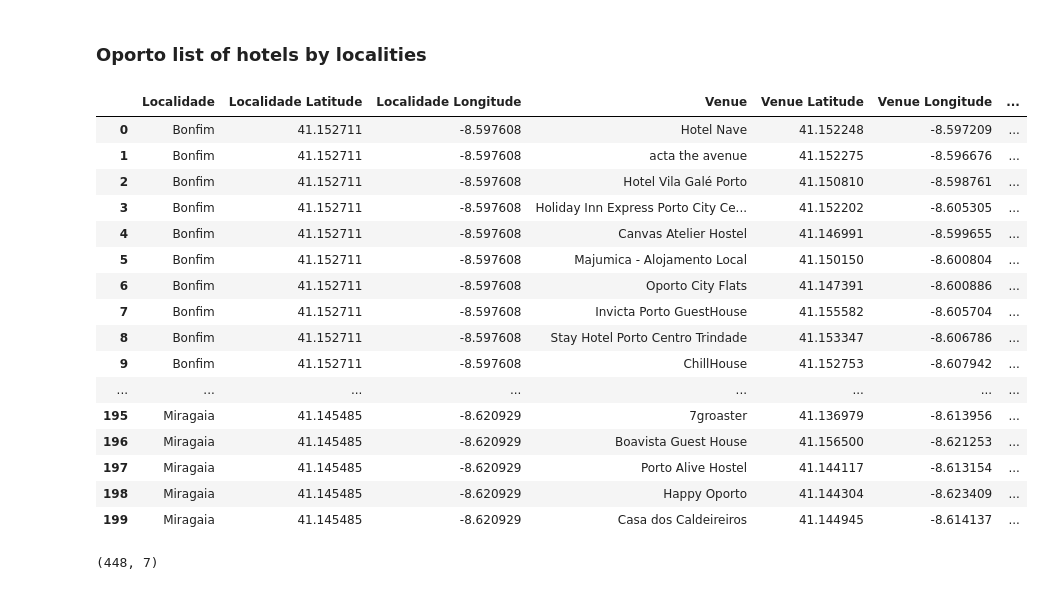
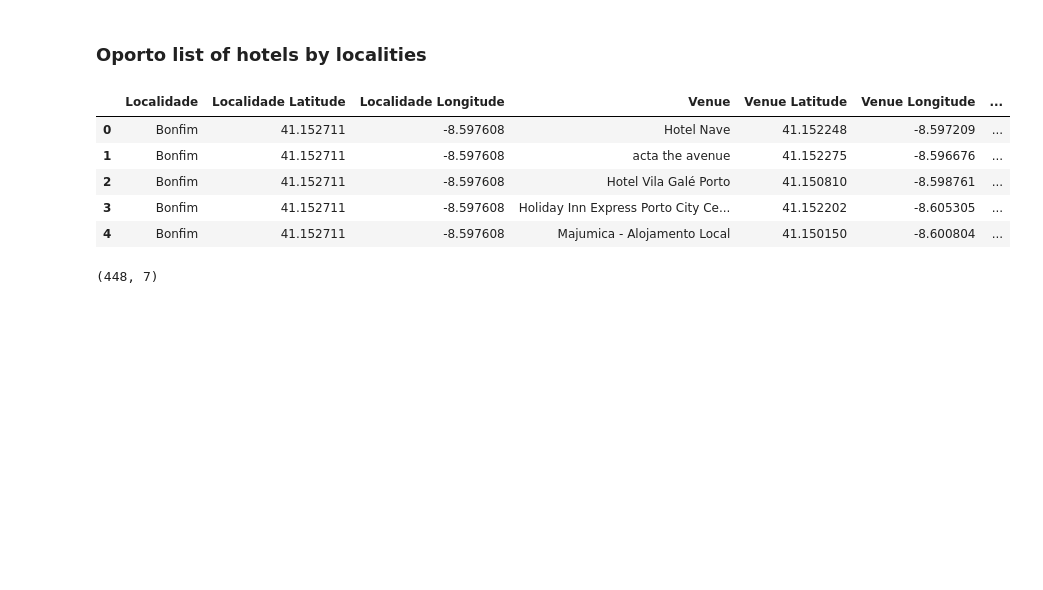
Before and after one commit to falcas92/Coursera_Capstone, a Jupyter notebook: CAPSTONE_PROJECT_FF.ipynb, the cells around one changed output. Drawn from its saved outputs; the diff is of its cells as text; code cells hidden in the pictures; blank space fills up the shorter version.

```diff
--- a/CAPSTONE_PROJECT_FF.ipynb
+++ b/CAPSTONE_PROJECT_FF.ipynb
@@ -264,25 +264,14 @@ VERSION = '20191020'
 # %%
 # Use category id 4bf58dd8d48988d16c941735 to only get the burger joints
 porto_venues_hotel = getNearbyVenues(names=df2['Localidade'], latitudes=df2['Latitude'], longitudes=df2['Longitude'], radius=1000, categoryIds='4bf58dd8d48988d1fa931735')
-porto_venues_hotel.head(200)
+porto_venues_hotel.head()
 # %% [output]
 |  | Localidade | Localidade Latitude | Localidade Longitude | Venue | Venue Latitude | Venue Longitude | ... |
 | 0 | Bonfim | 41.152711 | -8.597608 | Hotel Nave | 41.152248 | -8.597209 | ... |
 | 1 | Bonfim | 41.152711 | -8.597608 | acta the avenue | 41.152275 | -8.596676 | ... |
 | 2 | Bonfim | 41.152711 | -8.597608 | Hotel Vila Galé Porto | 41.150810 | -8.598761 | ... |
 | 3 | Bonfim | 41.152711 | -8.597608 | Holiday Inn Express Porto City Ce... | 41.152202 | -8.605305 | ... |
-| 4 | Bonfim | 41.152711 | -8.597608 | Canvas Atelier Hostel | 41.146991 | -8.599655 | ... |
-| 5 | Bonfim | 41.152711 | -8.597608 | Majumica - Alojamento Local | 41.150150 | -8.600804 | ... |
-| 6 | Bonfim | 41.152711 | -8.597608 | Oporto City Flats | 41.147391 | -8.600886 | ... |
-| 7 | Bonfim | 41.152711 | -8.597608 | Invicta Porto GuestHouse | 41.155582 | -8.605704 | ... |
-| 8 | Bonfim | 41.152711 | -8.597608 | Stay Hotel Porto Centro Trindade | 41.153347 | -8.606786 | ... |
-| 9 | Bonfim | 41.152711 | -8.597608 | ChillHouse | 41.152753 | -8.607942 | ... |
-| ... | ... | ... | ... | ... | ... | ... | ... |
-| 195 | Miragaia | 41.145485 | -8.620929 | 7groaster | 41.136979 | -8.613956 | ... |
-| 196 | Miragaia | 41.145485 | -8.620929 | Boavista Guest House | 41.156500 | -8.621253 | ... |
-| 197 | Miragaia | 41.145485 | -8.620929 | Porto Alive Hostel | 41.144117 | -8.613154 | ... |
-| 198 | Miragaia | 41.145485 | -8.620929 | Happy Oporto | 41.144304 | -8.623409 | ... |
-| 199 | Miragaia | 41.145485 | -8.620929 | Casa dos Caldeireiros | 41.144945 | -8.614137 | ... |
+| 4 | Bonfim | 41.152711 | -8.597608 | Majumica - Alojamento Local | 41.150150 | -8.600804 | ... |
 # %%
 porto_venues_hotel.shape
 # %% [output]
```
Also changed, not shown: parts of 4 cells of this notebook.
